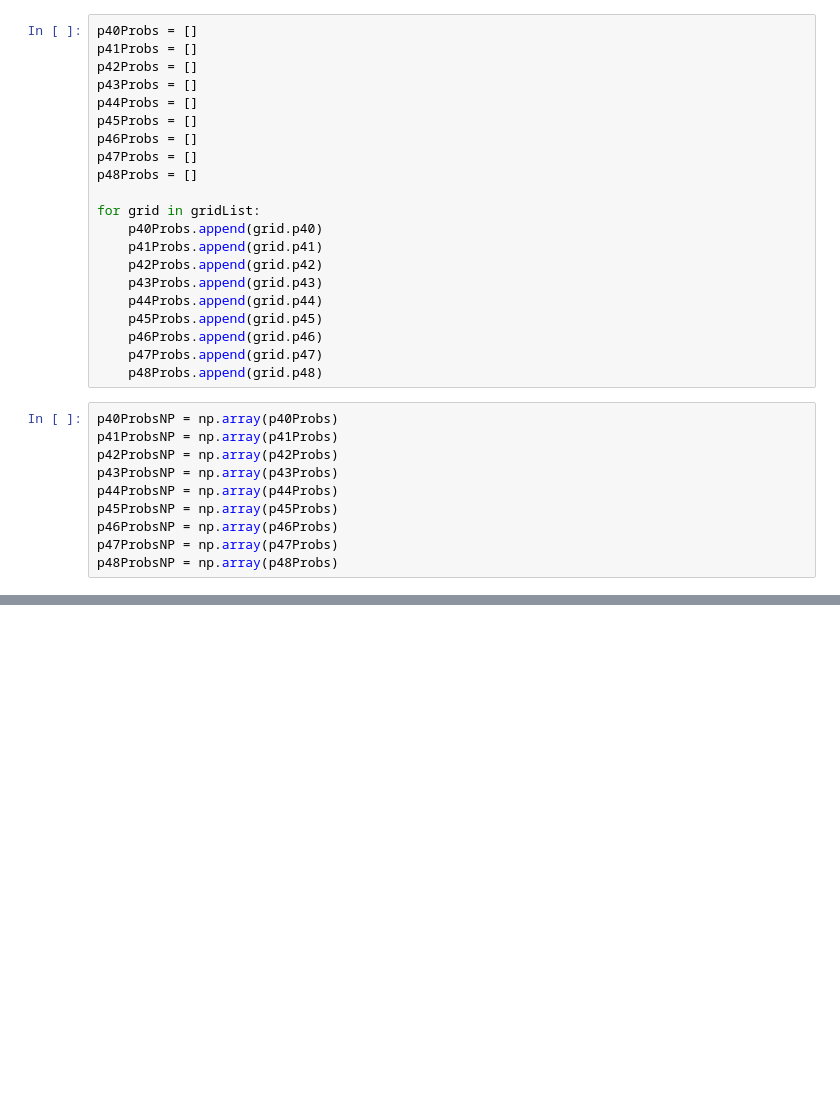
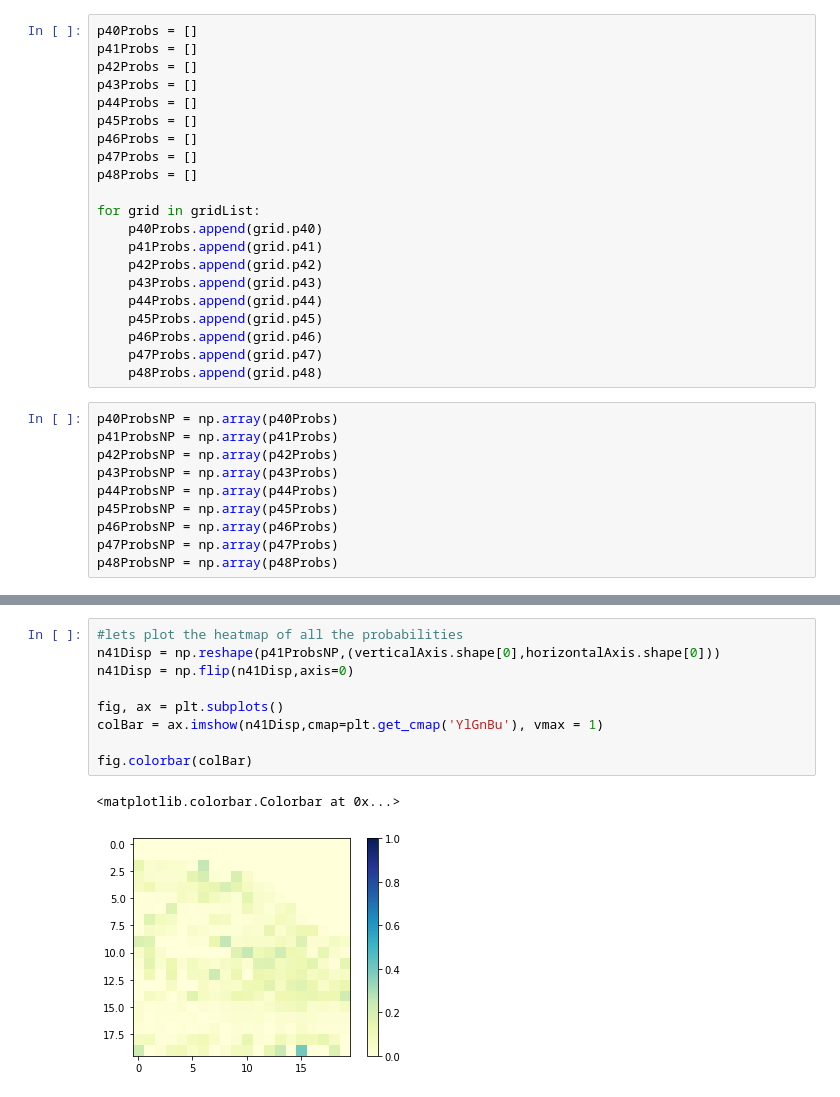
Before and after one commit to gotu0000/Conan, a Jupyter notebook: HeatMapApproach/SummaryStatsTP.ipynb, the cells around one changed output, grey strips where cells are left out. Drawn from its saved outputs; the diff is of its cells as text; blank space fills up the shorter version.

```diff
--- a/HeatMapApproach/SummaryStatsTP.ipynb
+++ b/HeatMapApproach/SummaryStatsTP.ipynb
@@ -255,0 +279,12 @@ print(np.var(p48ProbsNP))
+# %%
+#lets plot the heatmap of all the probabilities
+n41Disp = np.reshape(p41ProbsNP,(verticalAxis.shape[0],horizontalAxis.shape[0]))
+n41Disp = np.flip(n41Disp,axis=0)
+
+fig, ax = plt.subplots()
+colBar = ax.imshow(n41Disp,cmap=plt.get_cmap('YlGnBu'), vmax = 1)
+
+fig.colorbar(colBar)
+# %% [output]
+<matplotlib.colorbar.Colorbar at 0x...>
+[figure, added]
```
Also changed, not shown: parts of 21 cells of this notebook, 1 other file.
